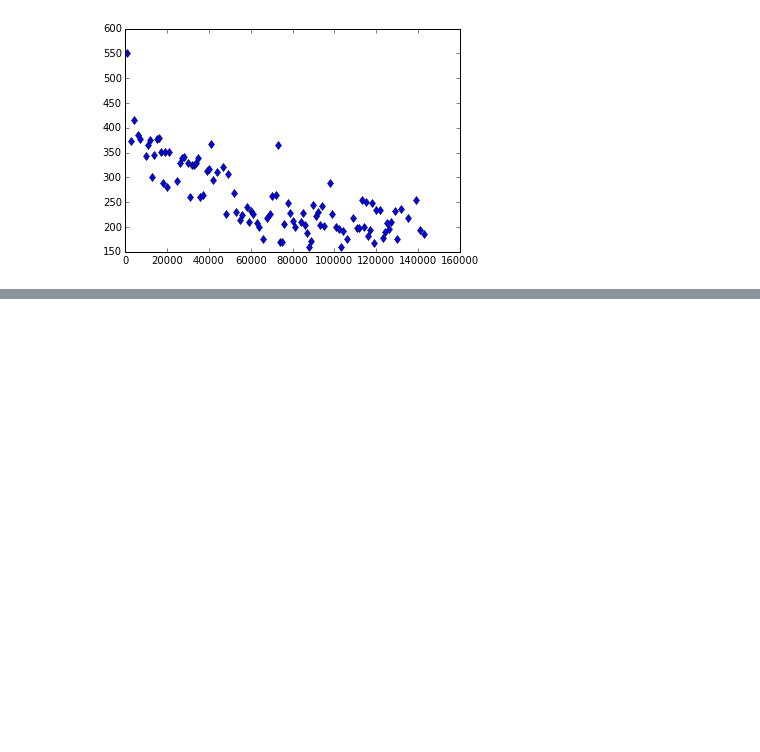
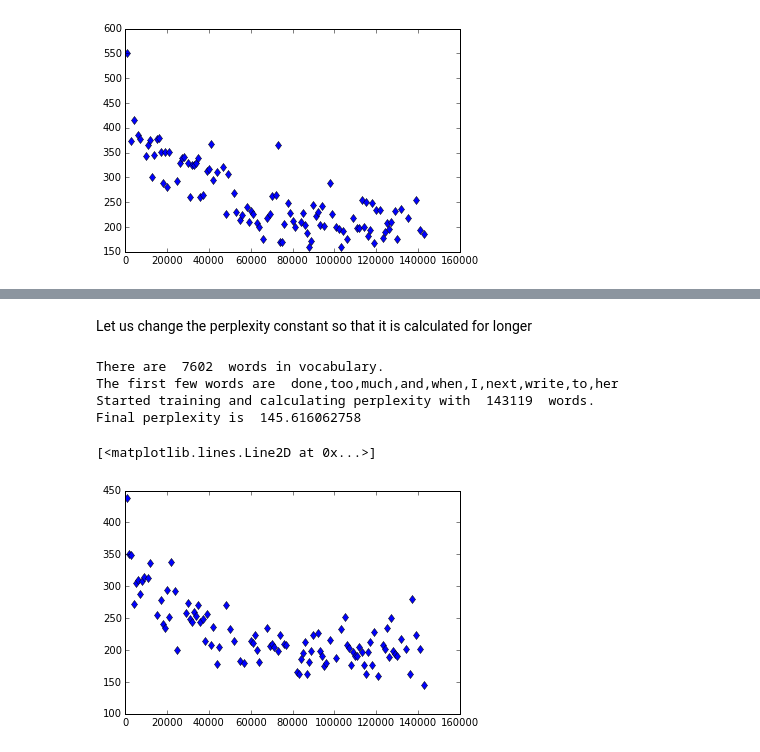
Before and after one commit to Sandy4321/StreamPredictor, a Jupyter notebook: notebook/Experimentsv01.ipynb, the cells around one changed output, grey strips where cells are left out. Saved outputs shown, nothing was run; the diff lists cells and outputs as text; code cells hidden in the pictures; blank space fills up the shorter version.

```diff
--- a/notebook/Experimentsv01.ipynb
+++ b/notebook/Experimentsv01.ipynb
@@ -173,0 +182,14 @@ min(perplexity_list)
+# %% [markdown]
+Let us change the perplexity constant so that it is calculated for longer
+# %%
+words = DataObtainer.get_clean_words_from_file('../data/pride.txt', 10**9)
+sp = StreamPredictor.StreamPredictor()
+perplexity_list, x_list = sp.pop_manager.train_token_and_perplexity(words)
+plt.plot(x_list, perplexity_list, 'd')
+# %% [output]
+There are  7602  words in vocabulary.
+The first few words are  done,too,much,and,when,I,next,write,to,her
+Started training and calculating perplexity with  143119  words.
+Final perplexity is  145.616062758
+[<matplotlib.lines.Line2D at 0x...>]
+[figure, added]
```
Also changed, not shown: parts of 11 cells of this notebook, 2 other files.
